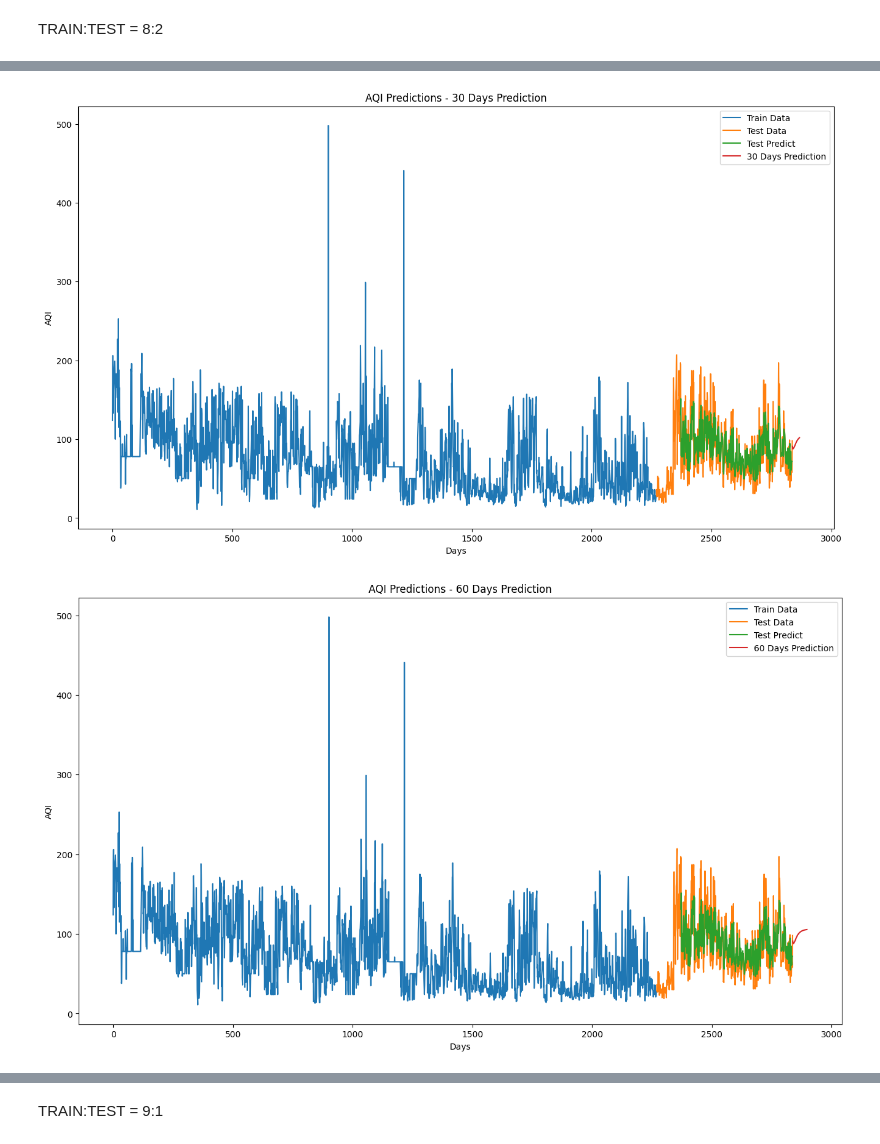
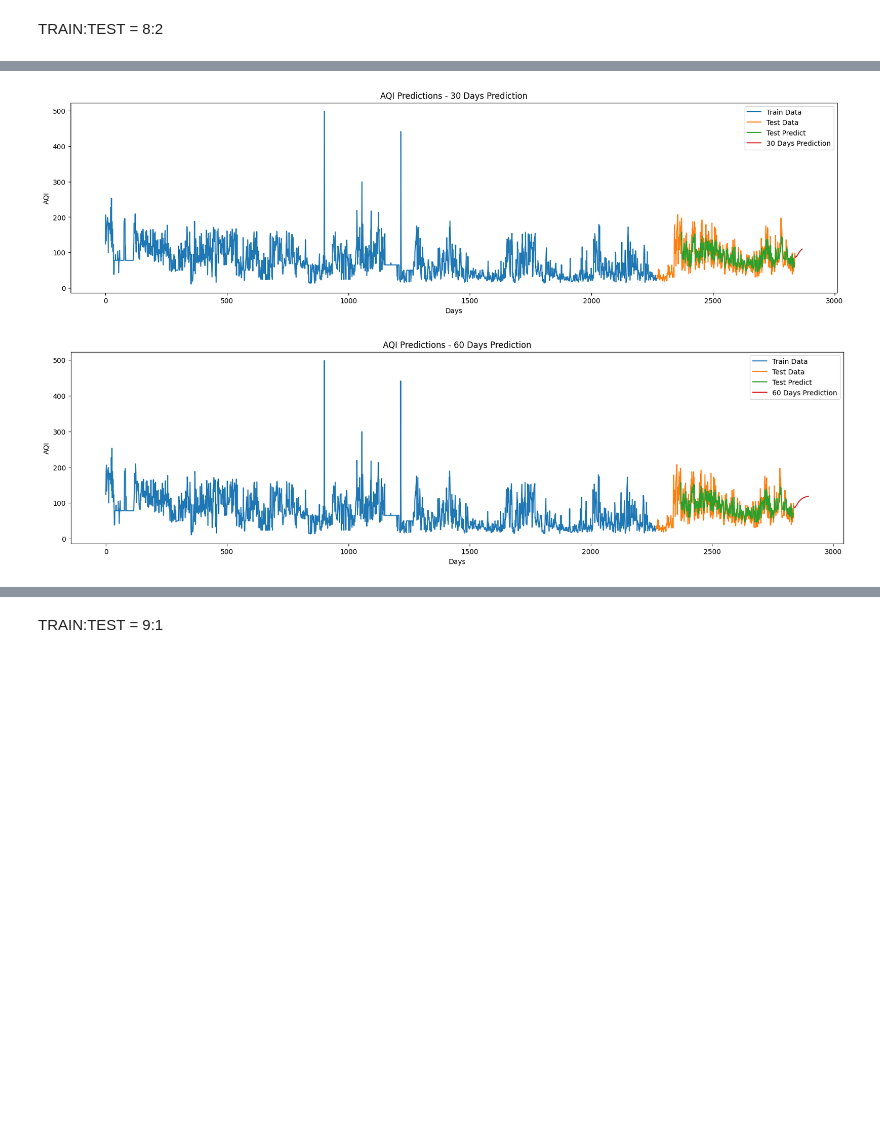
Before and after one commit to ThiThanhCong/AQI-Prediction-for-Vietnamese-Provinces-DL-and-ML, a Jupyter notebook: Models/LSTM/Team20_LSTM_HN.ipynb, the cells around one changed output, grey strips where cells are left out. Saved outputs shown, nothing was run; the diff lists cells and outputs as text; code cells hidden in the pictures; blank space fills up the shorter version.

```diff
--- a/Models/LSTM/Team20_LSTM_HN.ipynb
+++ b/Models/LSTM/Team20_LSTM_HN.ipynb
@@ -129,7 +129,7 @@ future_90_days = predict_future(model, df1, time_step, 90)
 
 # 15. Hàm trực quan dữ liệu
 def create_plot(future_days, future_data, future_label):
-    plt.figure(figsize=(16, 9))
+    plt.figure(figsize=(20, 5))
 
     # Plot train data
     plt.plot(scaler.inverse_transform(train_data), label='Train Data')
@@ -296,33 +296,33 @@ future_30_days = predict_future(model, df1, time_step, 30)
 future_60_days = predict_future(model, df1, time_step, 60)
 future_90_days = predict_future(model, df1, time_step, 90)
 
 # 15. Hàm trực quan dữ liệu
 def create_plot(future_days, future_data, future_label):
-    plt.figure(figsize=(16, 9))
+    plt.figure(figsize=(20, 5))
 
     # Plot train data
     plt.plot(scaler.inverse_transform(train_data), label='Train Data')
 
     # Plot test data
     plt.plot(np.arange(len(train_data), len(train_data) + len(test_data)), scaler.inverse_transform(test_data), label='Test Data')
 
     # Plot test predictions
     plt.plot(np.arange(len(train_data) + time_step, len(train_data) + time_step + len(test_predict)), test_predict, label='Test Predict')
 
     # Plot future predictions
     plt.plot(np.arange(len(df1), len(df1) + future_days), future_data, label=future_label)
 
     # Add labels and legend
     plt.xlabel('Days')
     plt.ylabel('AQI')
     plt.title(f'AQI Predictions - {future_label}')
     plt.legend()
     plt.show()
 
 # 16. Create plots
 create_plot(30, future_30_days, '30 Days Prediction')
 create_plot(60, future_60_days, '60 Days Prediction')
 create_plot(90, future_90_days, '90 Days Prediction')
 # %% [output]
-[figure, old version]
+[figure, new version]
-[figure, old version]
+[figure, new version]
```
Also changed, not shown: parts of 13 cells of this notebook, 6 other files.
